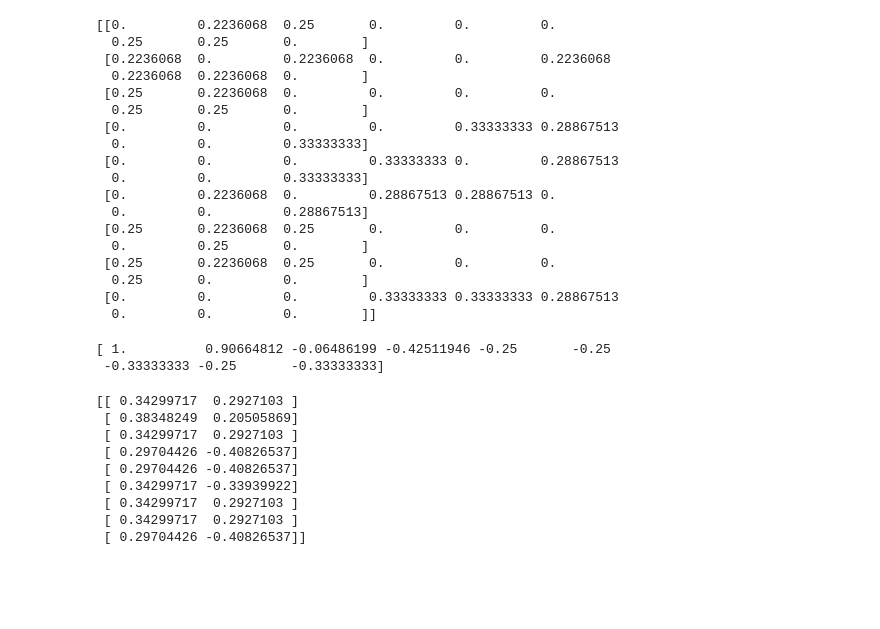
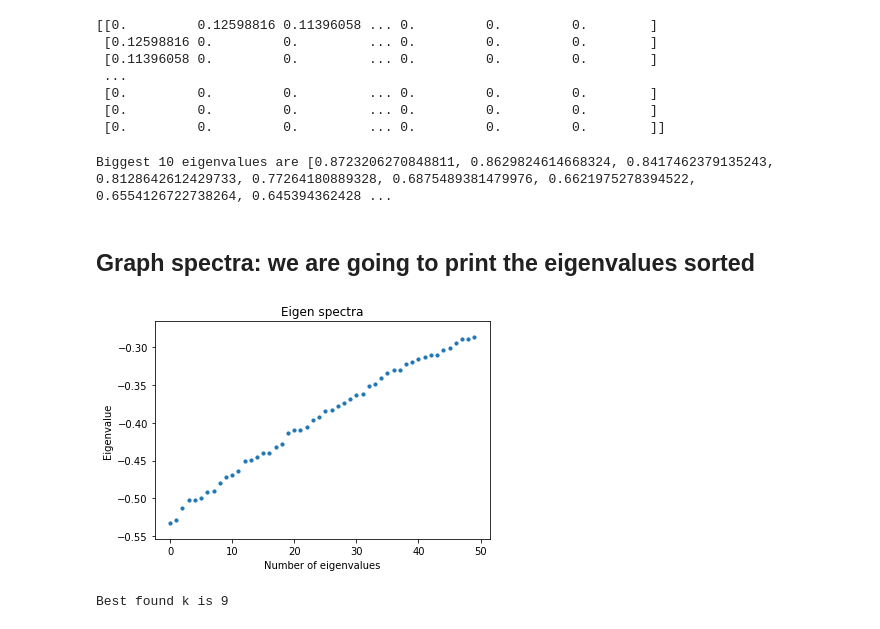
Before and after one commit to danmontesi/DataMining-KTH, a Jupyter notebook: Lab-4-GraphSpectra/GraphSpectra.ipynb, the cells around one changed output. Saved outputs shown, nothing was run; the diff lists cells and outputs as text; code cells hidden in the pictures; blank space fills up the shorter version.

```diff
--- a/Lab-4-GraphSpectra/GraphSpectra.ipynb
+++ b/Lab-4-GraphSpectra/GraphSpectra.ipynb
@@ -81,7 +85,7 @@ class GraphReader():
         edges = []
         with open(filename) as f:
             for line in f:
-                edges.append([int(n) for n in line.strip().split(",")])
+                edges.append([int(n) for n in line.strip().split(",")[:2]])
 
         nodes = []
         for e in edges:
@@ -111,6 +120,6 @@ class GraphReader():
 # %%
-path = "input.txt"
-graph_reader = GraphReader(path, True)
+path = "example1.txt"
+graph_reader = GraphReader(path)
 graph = graph_reader.read_graph()
 # %%
 import numpy as np
@@ -174,29 +171,22 @@ L_temp = np.dot(D_1_2, A)
 L = np.dot(L_temp, D_1_2)
 print(L)
 # %% [output]
-[[0.         0.2236068  0.25       0.         0.         0.
-  0.25       0.25       0.        ]
- [0.2236068  0.         0.2236068  0.         0.         0.2236068
-  0.2236068  0.2236068  0.        ]
- [0.25       0.2236068  0.         0.         0.         0.
-  0.25       0.25       0.        ]
- [0.         0.         0.         0.         0.33333333 0.28867513
-  0.         0.         0.33333333]
- [0.         0.         0.         0.33333333 0.         0.28867513
-  0.         0.         0.33333333]
- [0.         0.2236068  0.         0.28867513 0.28867513 0.
-  0.         0.         0.28867513]
- [0.25       0.2236068  0.25       0.         0.         0.
-  0.         0.25       0.        ]
- [0.25       0.2236068  0.25       0.         0.         0.
-  0.25       0.         0.        ]
- [0.         0.         0.         0.33333333 0.33333333 0.28867513
-  0.         0.         0.        ]]
+[[0.         0.12598816 0.11396058 ... 0.         0.         0.        ]
+ [0.12598816 0.         0.         ... 0.         0.         0.        ]
+ [0.11396058 0.         0.         ... 0.         0.         0.        ]
+ ...
+ [0.         0.         0.         ... 0.         0.         0.        ]
+ [0.         0.         0.         ... 0.         0.         0.        ]
+ [0.         0.         0.         ... 0.         0.         0.        ]]
 # %%
 # Eigenpair
 from numpy import linalg as LA
 eigenval, eigenvect = LA.eig(L)
-print(eigenval)
+eigenpairs = [(eigenval[i], eigenvect[i]) for i in range(len(eigenval))]
+
+eigenpairs.sort(key=lambda x: x[0])
+eigenpairs = eigenpairs[::-1]
+
+print("Biggest 10 eigenvalues are", [x[0] for x in eigenpairs[:10]])
 # %% [output]
-[ 1.          0.90664812 -0.06486199 -0.42511946 -0.25       -0.25
- -0.33333333 -0.25       -0.33333333]
+Biggest 10 eigenvalues are [0.8723206270848811, 0.8629824614668324, 0.8417462379135243, 0.8128642612429733, 0.77264180889328, 0.6875489381479976, 0.6621975278394522, 0.6554126722738264, 0.645394362428 ...
@@ -203,19 +204,36 @@ print(eigenval)
+# %% [markdown]
+## Graph spectra: we are going to print the eigenvalues sorted
+# %%
+# PLOT eigenvalues
+import matplotlib.pyplot as plt
+# x axis value list.
+x_number_list = list(range(len(eigenval)))[:50]
+
+# y axis value list.
+y_number_list = sorted(eigenval)[:50]
+
+# Draw point based on above x, y axis values.
+plt.scatter(x_number_list, y_number_list, s=10)
+
+# Set chart title.
+plt.title("Eigen spectra")
+
+# Set x, y label text.
+plt.xlabel("Number of eigenvalues")
+plt.ylabel("Eigenvalue")
+plt.show()
+# %% [output]
+[figure, added]
 # %%
 # get matrix X of largest k eigenvalues' eigenvectors
-k = 3
+from operator import itemgetter
+
+k = find_best_k(list(map(itemgetter(0), eigenpairs)))
+print("Best found k is", k)
 X = eigenvect[:,:k]
 Y = X#normalize(X, norm='l2')
-print(X)
 # %% [output]
-[[ 0.34299717  0.2927103 ]
- [ 0.38348249  0.20505869]
- [ 0.34299717  0.2927103 ]
- [ 0.29704426 -0.40826537]
- [ 0.29704426 -0.40826537]
- [ 0.34299717 -0.33939922]
- [ 0.34299717  0.2927103 ]
- [ 0.34299717  0.2927103 ]
- [ 0.29704426 -0.40826537]]
+Best found k is 9
 # %%
 # K-means
 from sklearn.cluster import KMeans
```
Also changed, not shown: parts of 16 cells of this notebook, 46 other files.
